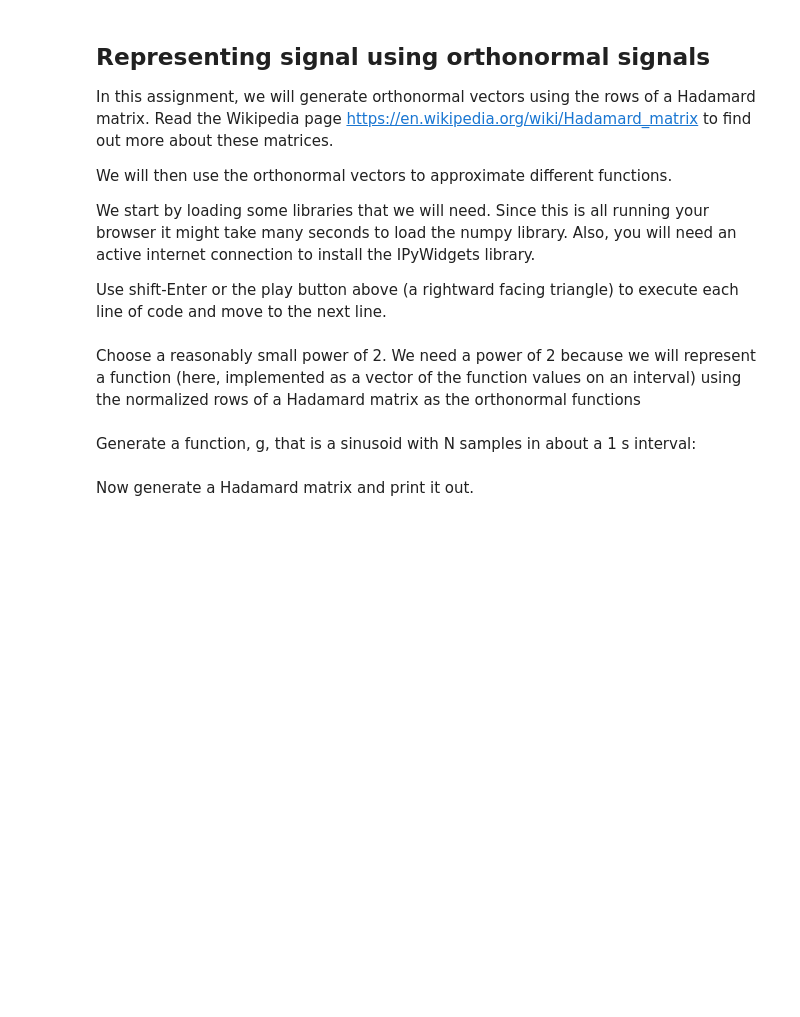
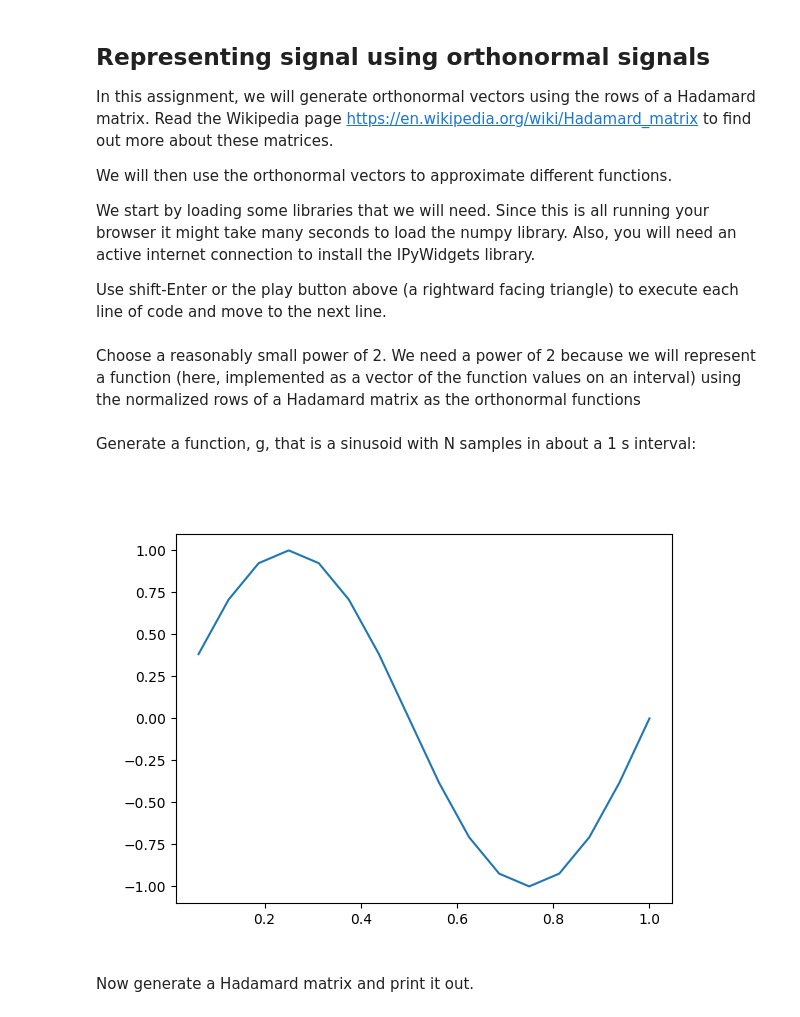
Before and after one commit to jmshea/old-digicom-jupyter, a Jupyter notebook: content/representation-demo.ipynb, the cells around one changed output. Saved outputs shown, nothing was run; the diff lists cells and outputs as text; code cells hidden in the pictures; blank space fills up the shorter version.

```diff
--- a/content/representation-demo.ipynb
+++ b/content/representation-demo.ipynb
@@ -33,7 +34,10 @@ Generate a function, g, that is a sinusoid with N samples in about a 1 s interva
 # %%
 t=np.linspace(1/N,1, N)
 g=np.sin(2*np.pi*t)
-plt.plot(t, g)
+plt.figure()
+plt.plot(t, g);
+# %% [output]
+[figure, added]
 # %% [markdown]
 Now generate a Hadamard matrix  and print it out.
 # %%
```
Also changed, not shown: parts of 12 cells of this notebook.
